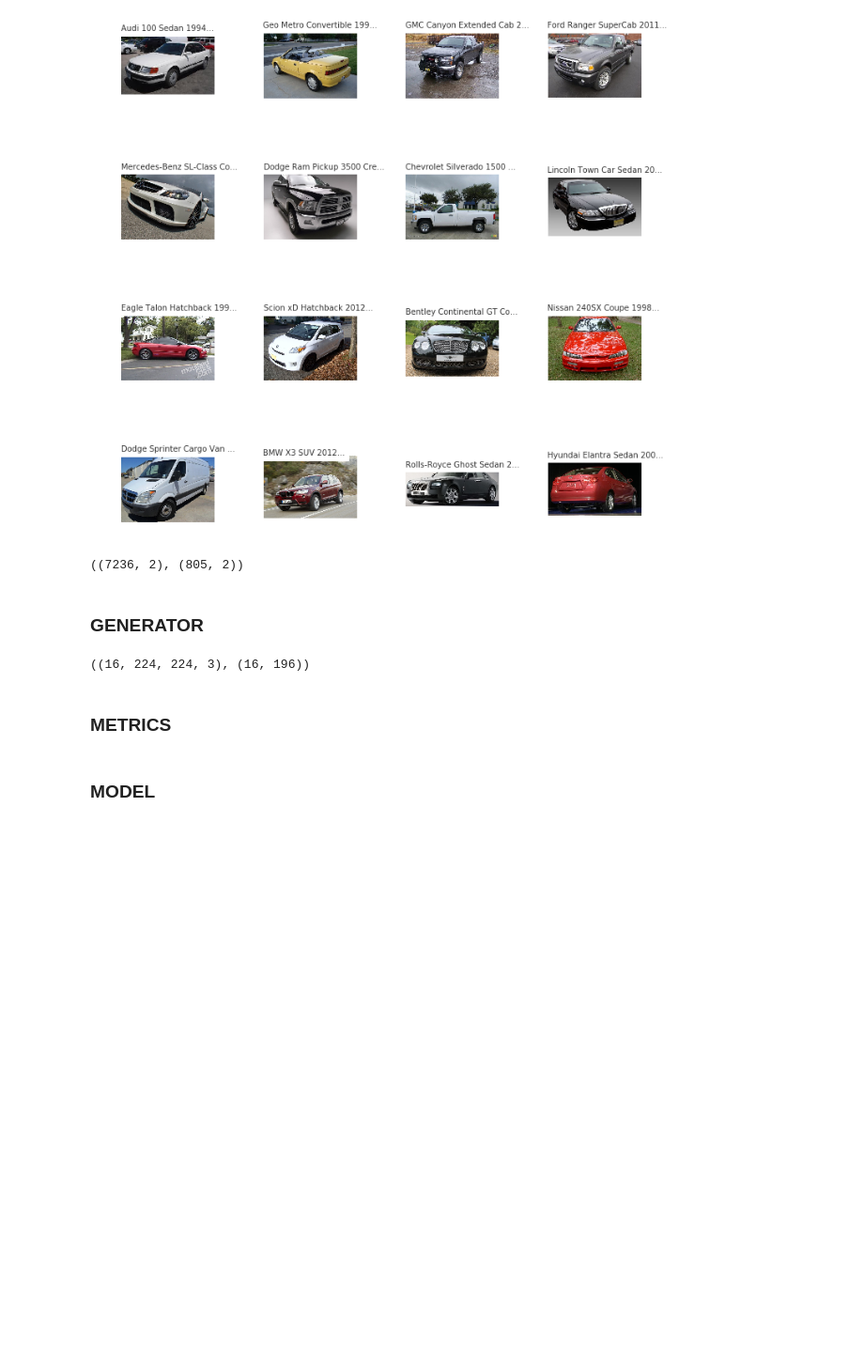
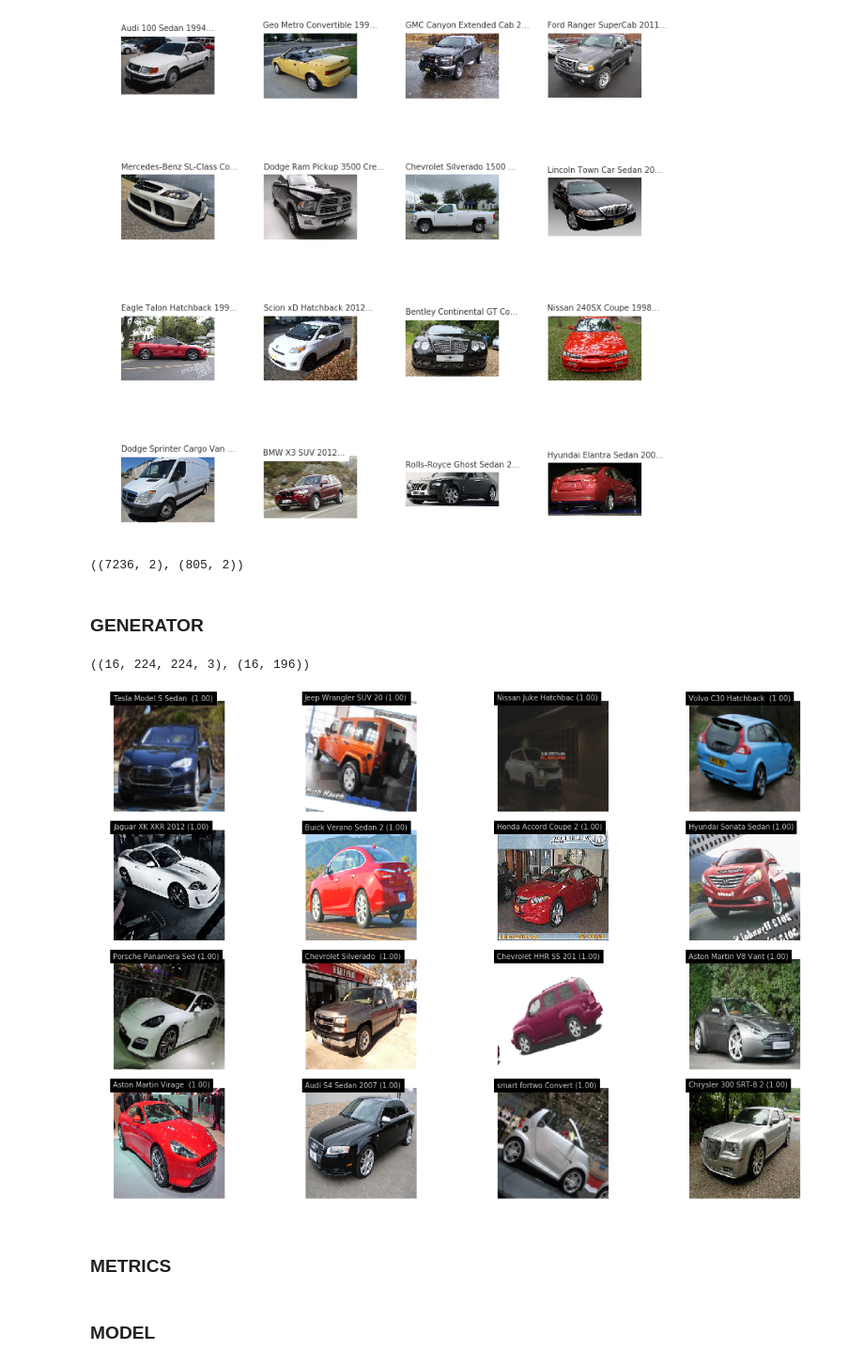
Before and after one commit to rajat-1994/Grab_Challenge, a Jupyter notebook: notebook.ipynb, the cells around one changed output. Shown at 94% size. Cells and saved outputs as stored; diff of their text form; code cells hidden in the pictures; blank space fills up the shorter version.

```diff
--- a/notebook.ipynb
+++ b/notebook.ipynb
@@ -75,7 +77,7 @@ train_data.target.hist()
 name_label={v:k for k,v in classes.items()}
 # %%
 def to_ohe(label,num_classes=7):
-    return np.array(K.utils.to_categorical(label,num_classes=num_classes))
+    return np.array(k.utils.to_categorical(label,num_classes=num_classes))
 # %%
 plot_batch_img(img_path,train_data,classes,batch=30)
 # %% [output]
@@ -94,7 +96,7 @@ from albumentations import (HorizontalFlip, IAAPerspective, ShiftScaleRotate,
                             CLAHE, RandomRotate90, Transpose, ShiftScaleRotate,
                             Blur, OpticalDistortion, GridDistortion,
                             HueSaturationValue, IAAAdditiveGaussianNoise,
-                            GaussNoise, MotionBlur, MedianBlur,
+                            GaussNoise, MotionBlur, MedianBlur,Rotate,
                             IAAPiecewiseAffine, IAASharpen, IAAEmboss,
                             RandomBrightnessContrast, Flip, OneOf, Compose)
 
@@ -102,20 +104,15 @@ from albumentations import (HorizontalFlip, IAAPerspective, ShiftScaleRotate,
 def randomAugment(p=0.7):
     return Compose([
         HorizontalFlip(p=0.5),
-        Rotate(limit=(-30,30), p=0.5),
+        Rotate(limit=(-30,30), p=0.7),
         HueSaturationValue(p=0.2),
+        GaussNoise(p=0.3),
         OneOf([
-            IAAAdditiveGaussianNoise(),
-            GaussNoise(),
+            MedianBlur(blur_limit=3, p=0.2),
+            Blur(blur_limit=3, p=0.2),
         ], p=0.2),
         OneOf([
-            MedianBlur(blur_limit=3, p=0.3),
-            Blur(blur_limit=3, p=0.3),
-        ], p=0.3),
-        OneOf([
-            CLAHE(clip_limit=2),
             IAASharpen(),
-            IAAEmboss(),
             RandomBrightnessContrast(),
         ], p=0.3),
     ], p=p)
@@ -184,10 +181,21 @@ bs = 16
 train_generator = DataGenerator(train_data,bs,False)
 valid_generator = DataGenerator(valid_data,bs,True)
 # %%
-l = valid_generator.__getitem__(5)
+l = train_generator.__getitem__(1)
 l[0].shape,l[1].shape
 # %% [output]
 ((16, 224, 224, 3), (16, 196))
+# %%
+def plot_imgs(im,dic,label,bt=0,rw=4,cl=4):
+    fig, axes = plt.subplots(rw,cl, figsize=(15, 10))
+    for i, ax in enumerate(axes.flat):
+        display_img(im[i],dic,label[i], ax=ax,ohe=True)
+    plt.tight_layout(pad=0.01)
+# %%
+#Results from data generator
+plot_imgs(l[0],classes,l[1])
+# %% [output]
+[figure, added]
 # %% [markdown]
 ### METRICS
 # %%
```
Also changed, not shown: parts of 8 cells of this notebook, 1 other file.
